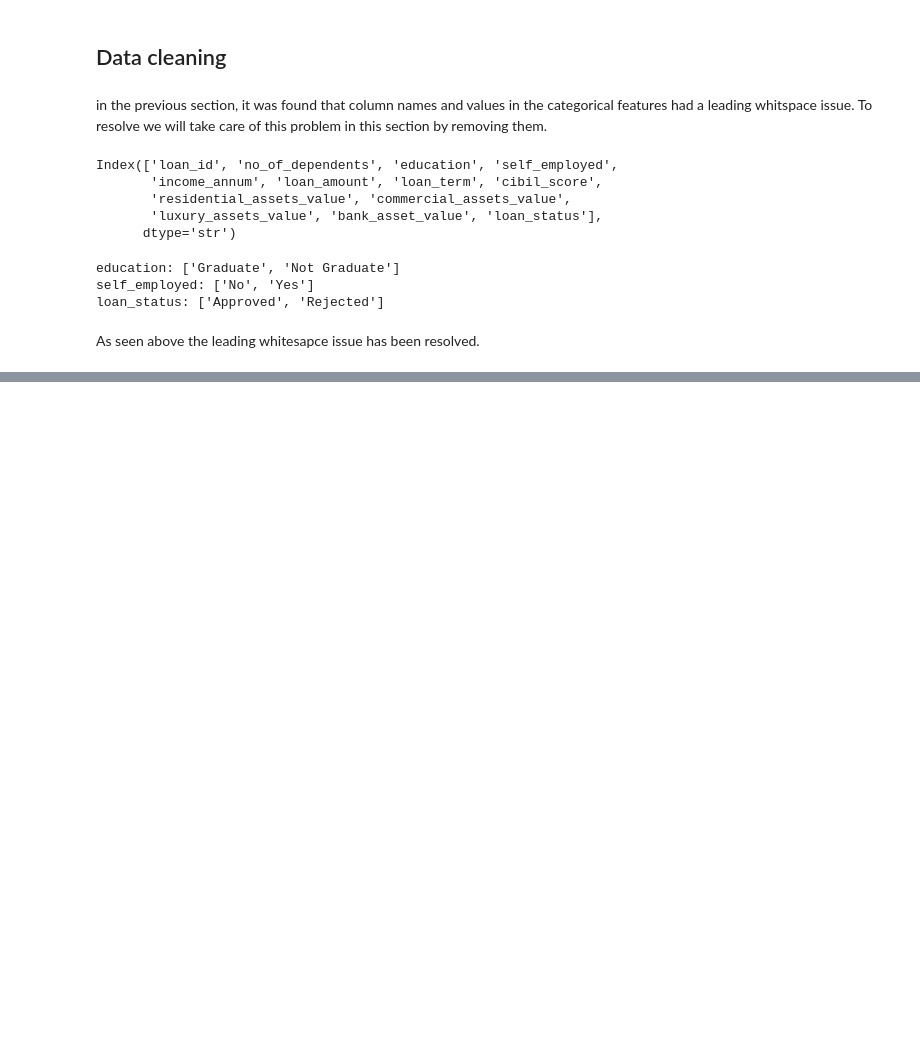
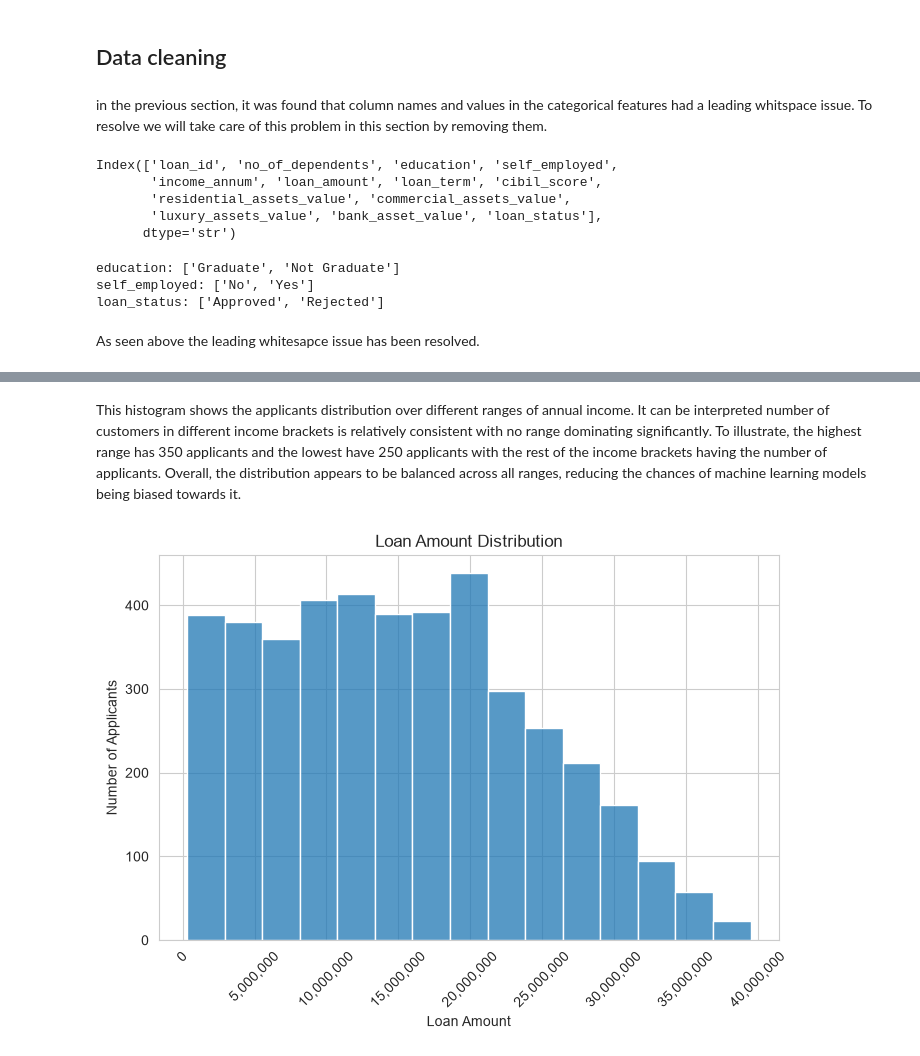
Before and after one commit to adi-afra/Loan-approval-prediction, a Jupyter notebook: notebooks/notebook.ipynb, the cells around one changed output, grey strips where cells are left out. Drawn from its saved outputs; the diff is of its cells as text; code cells hidden in the pictures; blank space fills up the shorter version.

```diff
--- a/notebooks/notebook.ipynb
+++ b/notebooks/notebook.ipynb
@@ -166,0 +222,16 @@ As seen above the leading whitesapce issue has been resolved.
+# %% [markdown]
+This histogram shows the applicants distribution over different ranges of annual income. It can be interpreted number of customers in different income brackets is relatively consistent with no range dominating significantly. To illustrate, the highest range has 350 applicants and the lowest have 250 applicants with the rest of the income brackets having the number of applicants. Overall, the distribution appears to be balanced across all ranges, reducing the chances of machine learning models being biased towards it.
+# %%
+plt.figure(figsize=(8,5))
+
+ax = sns.histplot(data=df, x="loan_amount", bins=15)
+
+ax.xaxis.set_major_formatter(ticker.StrMethodFormatter('{x:,.0f}'))
+plt.xticks(rotation=45)
+plt.ylabel("Number of Applicants")
+plt.xlabel("Loan Amount")
+plt.title("Loan Amount Distribution")
+
+plt.show()
+# %% [output]
+[figure, added]
```
Also changed, not shown: parts of 19 cells of this notebook.
